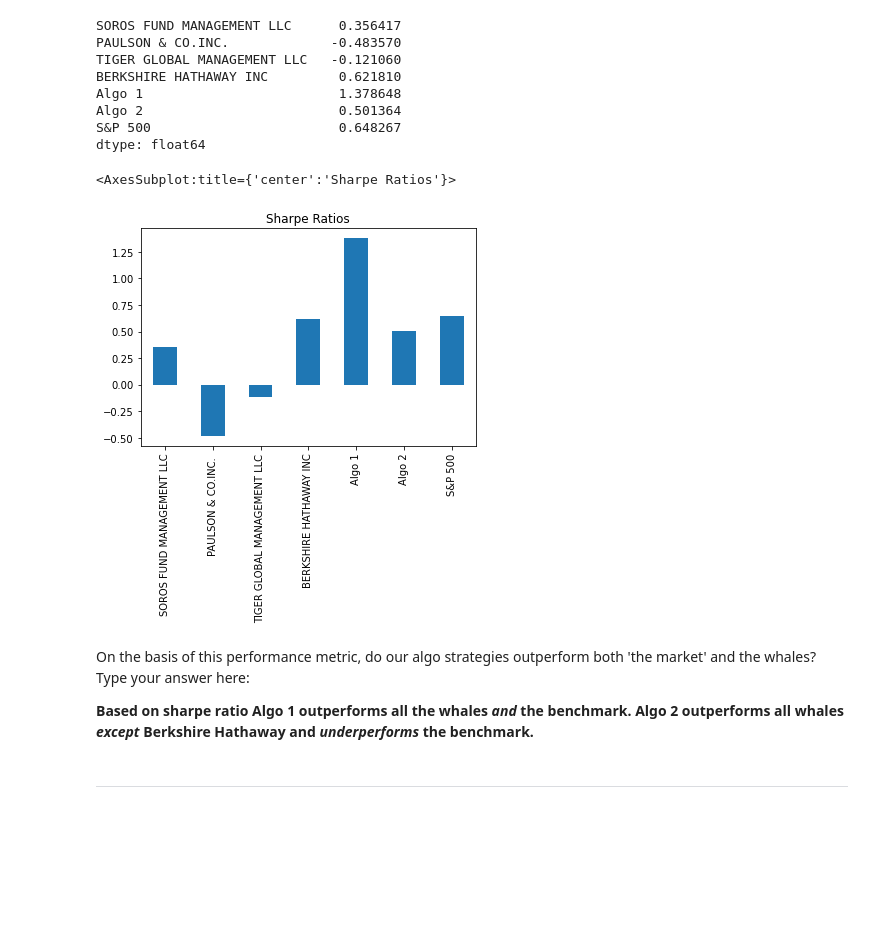
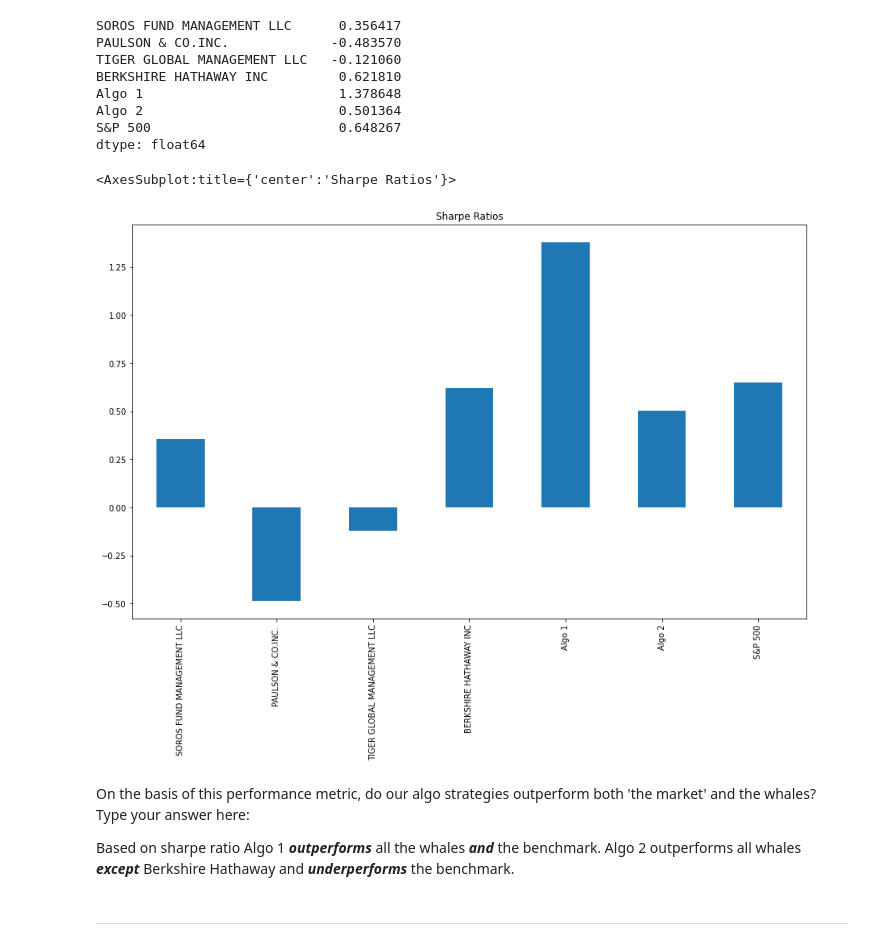
Before and after one commit to moartheta/A-Whale-off-the-Portfolio, a Jupyter notebook: whale_analysis.ipynb, the cells around one changed output. Drawn from its saved outputs; the diff is of its cells as text; code cells hidden in the pictures; blank space fills up the shorter version.

```diff
--- a/whale_analysis.ipynb
+++ b/whale_analysis.ipynb
@@ -316,14 +316,14 @@ dtype: float64
 # %%
 # Visualize the sharpe ratios as a bar plot
 # YOUR CODE HERE
-sharpe_ratios.plot(kind='bar', title='Sharpe Ratios')
+sharpe_ratios.plot(kind='bar', title='Sharpe Ratios', figsize=(15,9))
 # %% [output]
 <AxesSubplot:title={'center':'Sharpe Ratios'}>
-[figure, old version]
+[figure, new version]
 # %% [markdown]
 On the basis of this performance metric, do our algo strategies outperform both 'the market' and the whales? Type your answer here:
 
-**Based on sharpe ratio Algo 1 outperforms all the whales *and* the benchmark.  Algo 2 outperforms all whales *except* Berkshire Hathaway and *underperforms* the benchmark.**
+Based on sharpe ratio Algo 1 ***outperforms*** all the whales ***and*** the benchmark.  Algo 2 outperforms all whales ***except*** Berkshire Hathaway and ***underperforms*** the benchmark.
 # %% [markdown]
 ---
 # %% [markdown]
```
Also changed, not shown: parts of 12 cells of this notebook.
